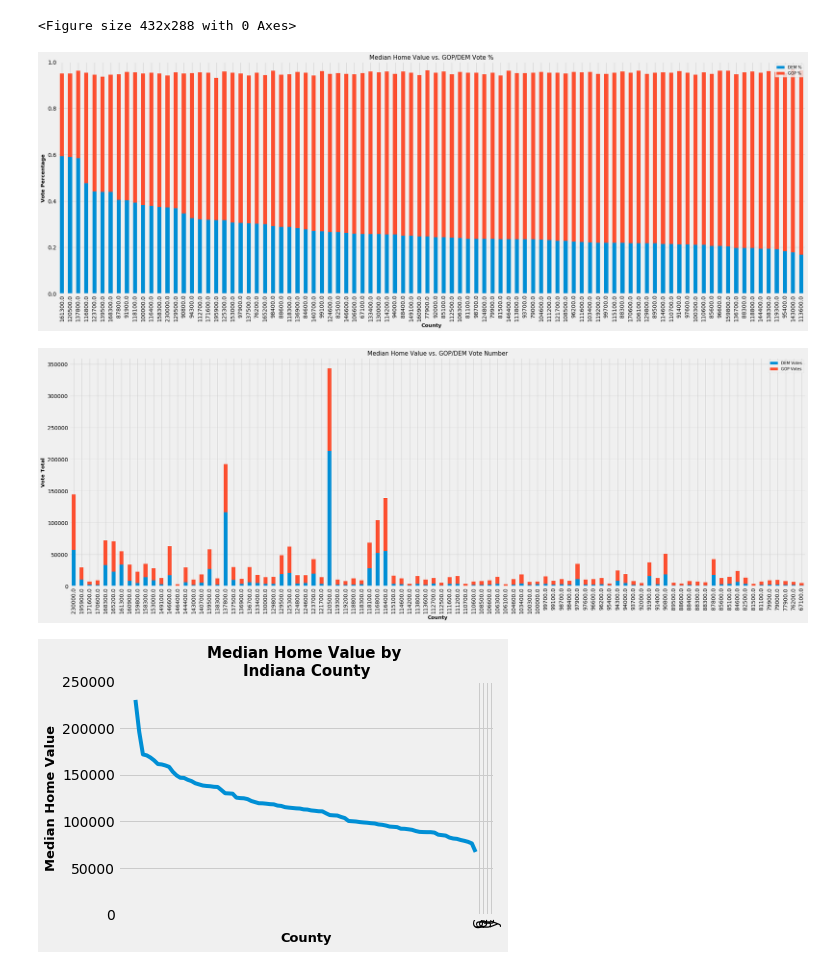
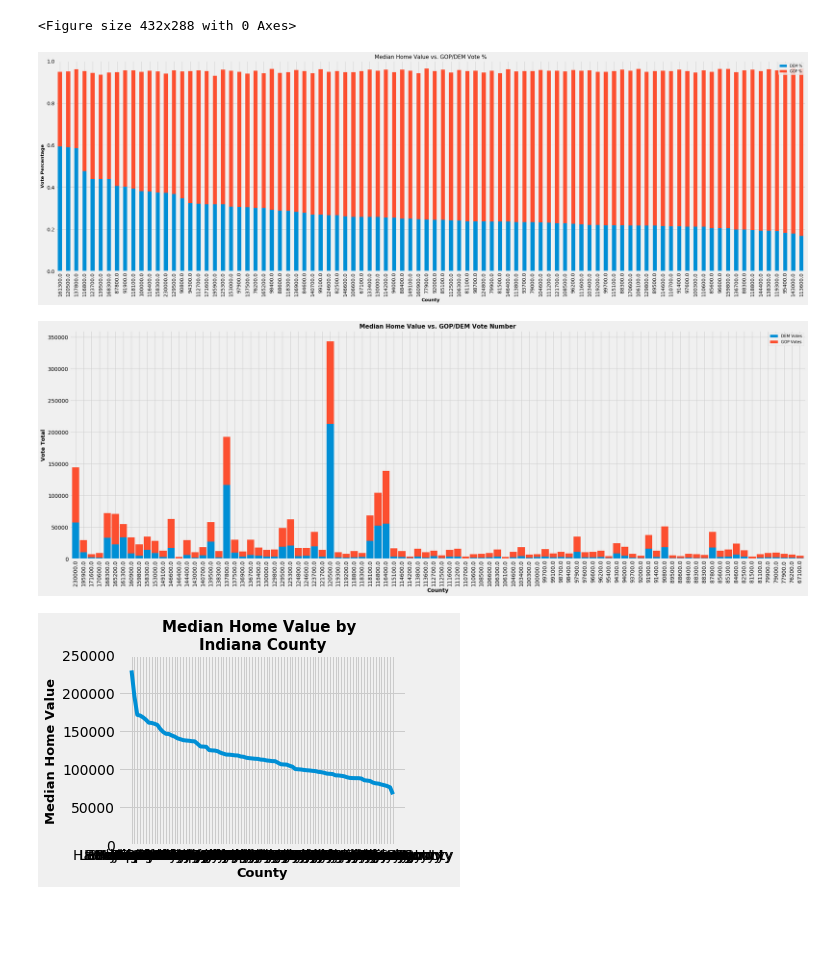
Before and after one commit to Davis1776/2016_Election_and_Demographics, a Jupyter notebook: homevalue_plot3.ipynb, the cells around one changed output. Saved outputs shown, nothing was run; the diff lists cells and outputs as text; code cells hidden in the pictures; blank space fills up the shorter version.

```diff
--- a/homevalue_plot3.ipynb
+++ b/homevalue_plot3.ipynb
@@ -212,41 +214,43 @@ plt.tight_layout()
 # %%
 # Generate stacked bar plot - Median Home Value by County with DEM % and GOP %
 merged_df = merged_df.sort_values('DEM %', axis=0, ascending=False)
 
 med_home_value = merged_df[['County', 'DEM %', 'GOP %', 'Median Home Value']]
 med_home_value.plot(x='Median Home Value', kind='bar', stacked=True, width=0.5, figsize=(30,10))
 
 # Formatting
 plt.title("Median Home Value vs. GOP/DEM Vote %", fontsize=15)
 plt.xlabel("County", fontsize=13, weight="bold")
 plt.ylabel("Vote Percentage", fontsize=13, weight="bold")
 #plt.xlim(0, 250000)
 plt.ylim(0, 1)
 plt.legend(fontsize=10)
+#plt.tight_layout(pad=0.5, w_pad=0.5, h_pad=0.5)
 
 #plt.xticks(x_axis, regimens)
 #tick_locations = [value for value in 'x_axis']
 #plt.xticks(tick_locations, [["County"]], rotation='vertical')
 
 plt.savefig("Stacked_Median_Home_Value_vs_Dem&GOP_Vote.png")
-#plt.tight_layout()
+plt.tight_layout()
 plt.show()
 # %% [output]
-[figure, old version]
+[figure, new version]
 # %%
 # Generate stacked bar plot - Median Home Value by County with DEM % and GOP %
 merged_df = merged_df.sort_values('Median Home Value', axis=0, ascending=False)
 
 med_home_value = merged_df[['County', 'DEM Votes', 'GOP Votes', 'Median Home Value']]
-med_home_value.plot(x='Median Home Value', kind='bar', stacked=True, width=0.5, figsize=(30,10))
+med_home_value.plot(x='Median Home Value', kind='bar', stacked=True, width=0.9, figsize=(30,10))
 
 # Formatting
-plt.title("Median Home Value vs. GOP/DEM Vote Number", fontsize=15)
-plt.xlabel("County", fontsize=13, weight="bold")
-plt.ylabel("Vote Total", fontsize=13, weight="bold")
+plt.title("Median Home Value vs. GOP/DEM Vote Number", fontsize=15, weight="bold")
+plt.xlabel("County", fontsize=14, weight="bold")
+plt.ylabel("Vote Total", fontsize=14, weight="bold")
 #plt.xlim(0, 250000)
 #plt.ylim(0, 1)
 plt.legend(fontsize=10)
+fig.subplots_adjust(bottom=0.2)
 
 #plt.xticks(x_axis, regimens)
 #tick_locations = [value for value in 'x_axis']
@@ -256,30 +260,31 @@ plt.savefig("Stacked_Median_Home_Value_vs_Dem&GOP_Vote2.png")
 #plt.tight_layout()
 plt.show()
 # %% [output]
-[figure, old version]
+[figure, new version]
 # %%
 plt.style.use('fivethirtyeight')
 x_axis = merged_df["County"]
 y_axis = merged_df["Median Home Value"]
 
-plt.plot(x_axis, y_axis,)
+plt.plot(x_axis, y_axis)
 
 plt.title("Median Home Value by \nIndiana County", fontsize=15, color="black", weight="bold")
 plt.xlabel("County", fontsize=13, weight="bold")
 plt.ylabel("Median Home Value", fontsize=13, weight="bold")
 
-plt.xticks(x_axis, "County")
-tick_locations = [value for value in 'x_axis']
-plt.xticks(tick_locations, rotation='vertical')
+#plt.xticks(x_axis, "County")
+#tick_locations = [value for value in 'x_axis']
+#plt.xticks(tick_locations, rotation='vertical')
+#plt.subplots_adjust(bottom=1.0)
 
 plt.ylim(0, 250000);
-
+plt.tight_layout(pad=1.0, w_pad=2.5, h_pad=24.0)
 # Display & save
 plt.savefig("Median_Home_Value_By_Indiana_County.png")
-#plt.tight_layout()
+
 plt.show()
 # %% [output]
-[figure, old version]
+[figure, new version]
 # %%
 plt.style.use('fivethirtyeight')
 x_axis = merged_df["County"]
```
Also changed, not shown: parts of 2 cells of this notebook.
